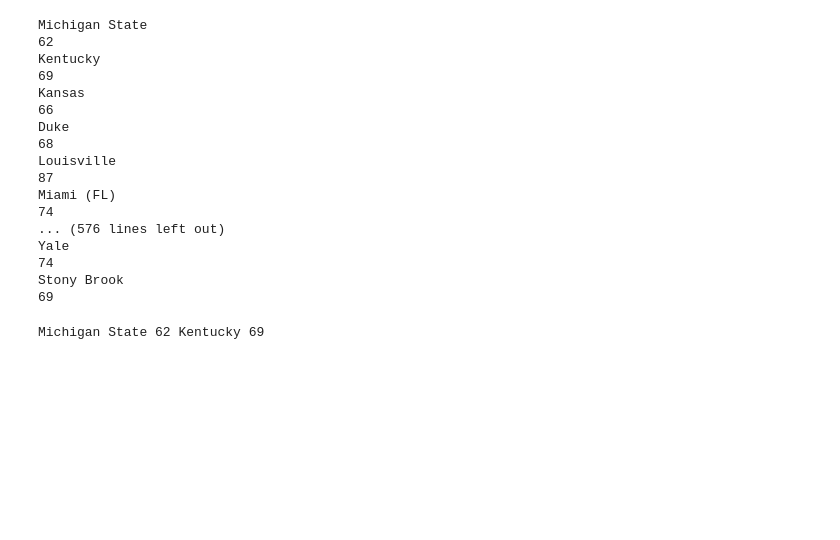
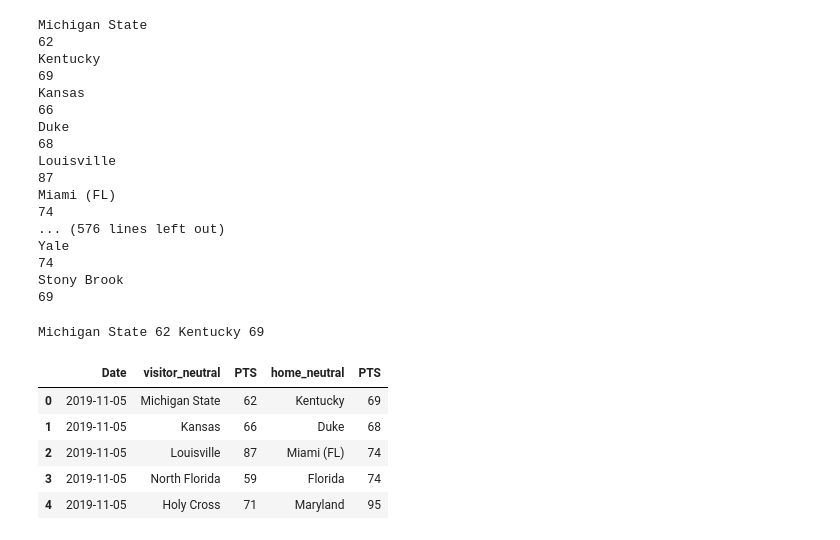
Before and after one commit to pkr5025/College-Basketball-Predictions, a Jupyter notebook: Beautiful_Soup_Schedule_Webscraping.ipynb, the cells around one changed output. Drawn from its saved outputs; the diff is of its cells as text; code cells hidden in the pictures; blank space fills up the shorter version.

Commit message:
Made dataframe of schedule for 1 day

```diff
--- a/Beautiful_Soup_Schedule_Webscraping.ipynb
+++ b/Beautiful_Soup_Schedule_Webscraping.ipynb
@@ -2,7 +3,9 @@
 import requests
 from bs4 import BeautifulSoup
 # %%
-url = 'https://www.sports-reference.com/cbb/boxscores/index.cgi?month=11&day=5&year=2019'
+month, day, year = 11, 5, 2019
+url = 'https://www.sports-reference.com/cbb/boxscores/index.cgi?month='+str(month)+'&day='+str(day)+'&year='+str(year)
+#url = 'https://www.sports-reference.com/cbb/boxscores/index.cgi?month=11&day=5&year=2019'
 page = requests.get(url)
 soup = BeautifulSoup(page.content, 'html.parser')
 # %%
@@ -62,6 +65,8 @@ visitor_neutral = []
 home_neutral = []
 v_score = []
 h_score =[]
+dates = []
+date =str(month)+'/'+str(day)+'/'+str(year)
 i=0
 for info in scores:
     if i%6 == 0:
@@ -72,8 +77,22 @@ for info in scores:
         v_score.append(int(info.text))
     elif i%6 == 4:
         h_score.append(int(info.text))
+    else:
+        dates.append(date)
     i+=1
 # %%
 print(visitor_neutral[0], v_score[0], home_neutral[0], h_score[0])
 # %% [output]
 Michigan State 62 Kentucky 69
+# %%
+df = pd.DataFrame(zip(dates, visitor_neutral, v_score, home_neutral, h_score),
+               columns =['Date','visitor_neutral', 'PTS','home_neutral','PTS'])
+df['Date']= pd.to_datetime(df['Date'])
+df.head()
+# %% [output]
+|  | Date | visitor_neutral | PTS | home_neutral | PTS |
+| 0 | 2019-11-05 | Michigan State | 62 | Kentucky | 69 |
+| 1 | 2019-11-05 | Kansas | 66 | Duke | 68 |
+| 2 | 2019-11-05 | Louisville | 87 | Miami (FL) | 74 |
+| 3 | 2019-11-05 | North Florida | 59 | Florida | 74 |
+| 4 | 2019-11-05 | Holy Cross | 71 | Maryland | 95 |
```
Also changed, not shown: parts of 1 cell of this notebook.
